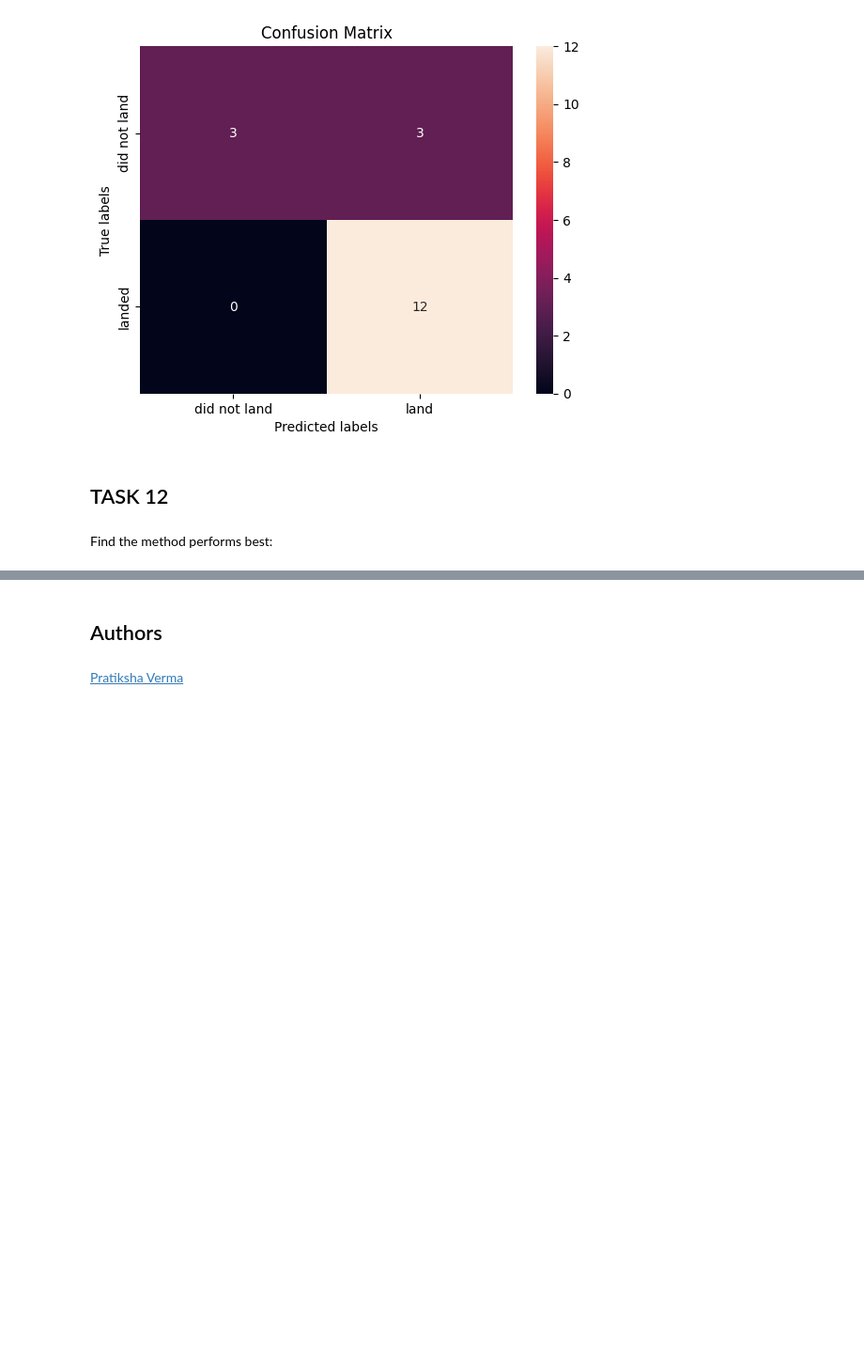
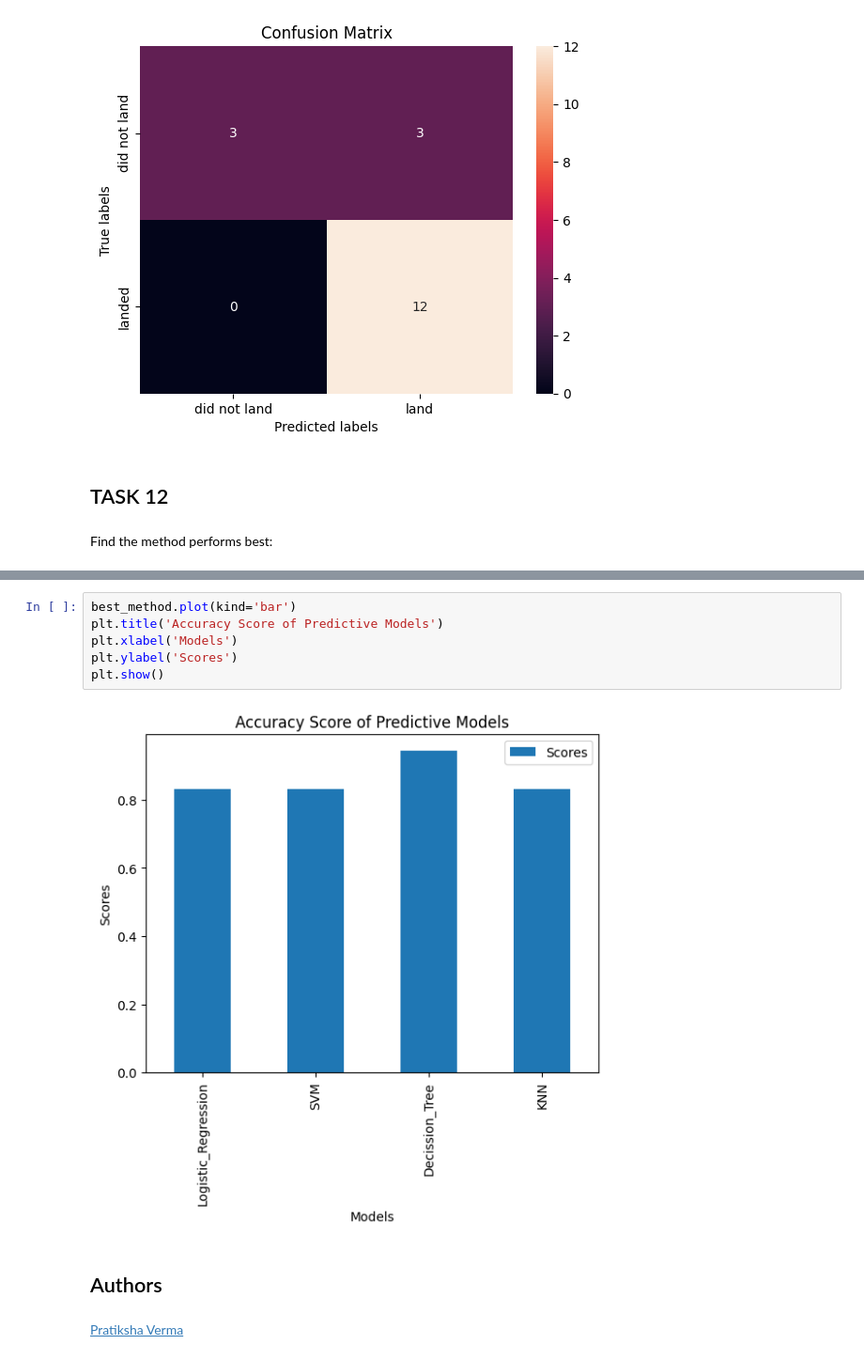
Before and after one commit to asaint13/IBM_Applied_DataScience_Capstone, a Jupyter notebook: 06-spacex_machine_learning_predictions.ipynb, the cells around one changed output, grey strips where cells are left out. Shown at 94% size. Cells and saved outputs as stored; diff of their text form; blank space fills up the shorter version.

Commit message:
Add files via upload
New notebook with predictive models

```diff
--- a/06-spacex_machine_learning_predictions.ipynb
+++ b/06-spacex_machine_learning_predictions.ipynb
@@ -359,3 +351,11 @@ best_method.sort_values(by=['Scores'], ascending=False)
+# %%
+best_method.plot(kind='bar')
+plt.title('Accuracy Score of Predictive Models')
+plt.xlabel('Models')
+plt.ylabel('Scores')
+plt.show()
+# %% [output]
+[figure, added]
 # %% [markdown]
 ## Authors
 # %% [markdown]
```
Also changed, not shown: parts of 5 cells of this notebook.
